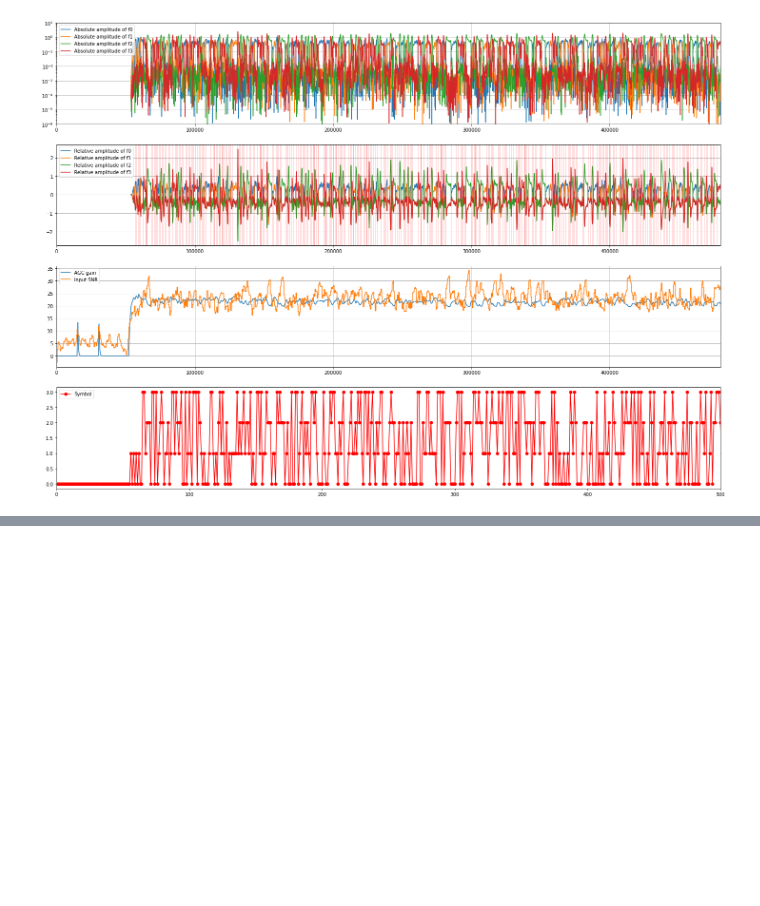
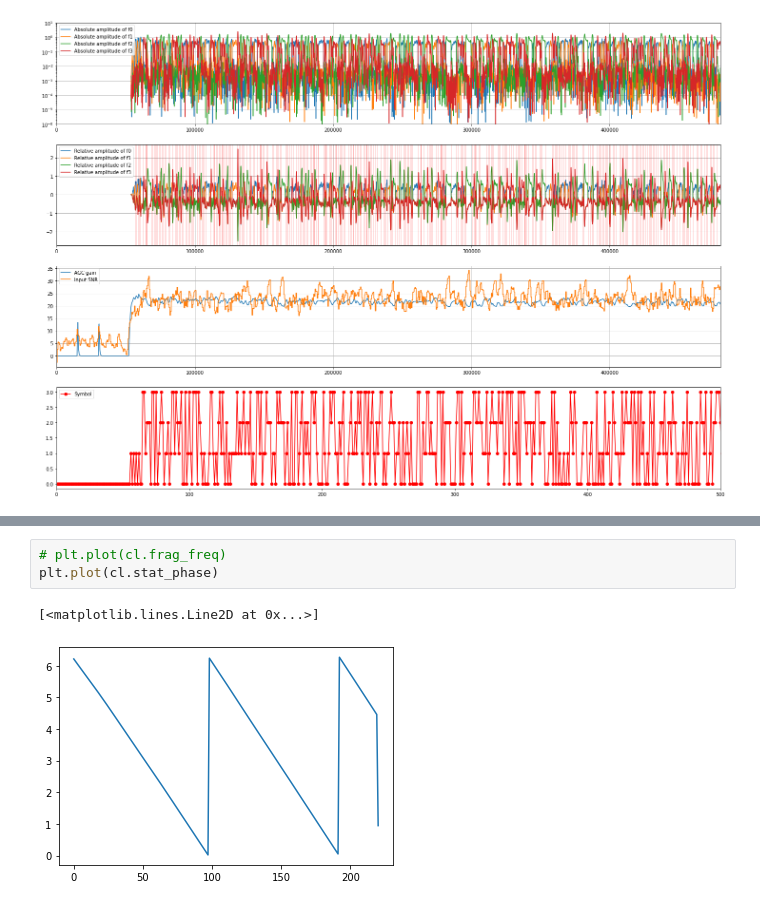
Before and after one commit to mbyzhang/psrecv, a Jupyter notebook: demo.ipynb, the cells around one changed output, grey strips where cells are left out. Cells and saved outputs as stored; diff of their text form; blank space fills up the shorter version.

```diff
--- a/demo.ipynb
+++ b/demo.ipynb
@@ -218,0 +244,6 @@ viz.plot_statistics(pipeline, fs, baudrate, 0.0, 10.0)
+# %%
+# plt.plot(cl.frag_freq)
+plt.plot(cl.stat_phase)
+# %% [output]
+[<matplotlib.lines.Line2D at 0x...>]
+[figure, added]
```
Also changed, not shown: parts of 6 cells of this notebook.
